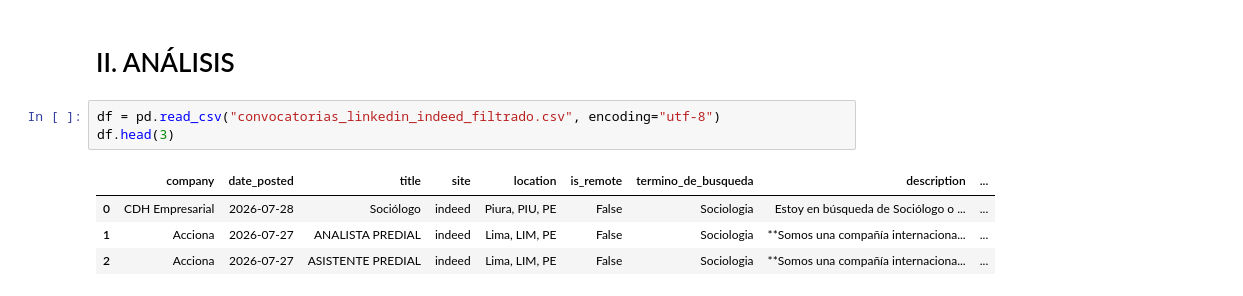
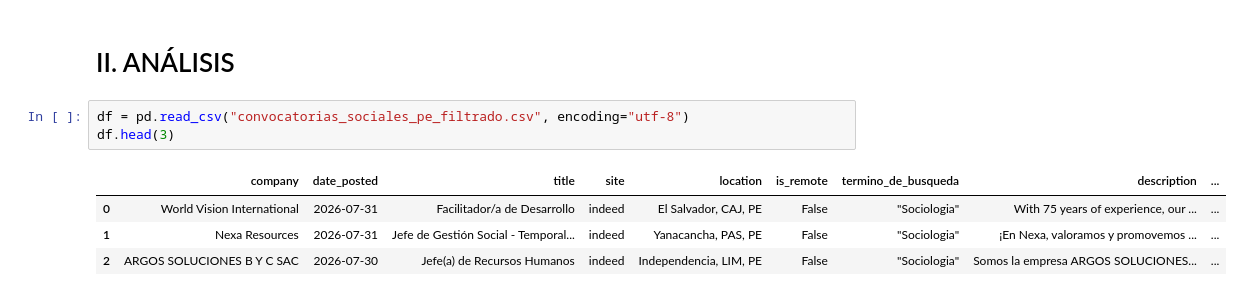
Before and after one commit to ulisesrodas/jobs-scraper-social-sciences, a Jupyter notebook: analisis.ipynb, the cells around one changed output. Drawn from its saved outputs; the diff is of its cells as text.

```diff
--- a/analisis.ipynb
+++ b/analisis.ipynb
@@ -60,13 +60,13 @@ print("¡Archivo guardado con éxito como 'convocatorias_linkedin_indeed_filtrad
 # %% [markdown]
 # II. ANÁLISIS
 # %%
-df = pd.read_csv("convocatorias_linkedin_indeed_filtrado.csv", encoding="utf-8")
+df = pd.read_csv("convocatorias_sociales_pe_filtrado.csv", encoding="utf-8")
 df.head(3)
 # %% [output]
 |  | company | date_posted | title | site | location | is_remote | termino_de_busqueda | description | ... |
-| 0 | CDH Empresarial | 2026-07-28 | Sociólogo | indeed | Piura, PIU, PE | False | Sociologia | Estoy en búsqueda de Sociólogo o ... | ... |
-| 1 | Acciona | 2026-07-27 | ANALISTA PREDIAL | indeed | Lima, LIM, PE | False | Sociologia | **Somos una compañía internaciona... | ... |
-| 2 | Acciona | 2026-07-27 | ASISTENTE PREDIAL | indeed | Lima, LIM, PE | False | Sociologia | **Somos una compañía internaciona... | ... |
+| 0 | World Vision International | 2026-07-31 | Facilitador/a de Desarrollo | indeed | El Salvador, CAJ, PE | False | "Sociologia" | With 75 years of experience, our ... | ... |
+| 1 | Nexa Resources | 2026-07-31 | Jefe de Gestión Social - Temporal... | indeed | Yanacancha, PAS, PE | False | "Sociologia" | ¡En Nexa, valoramos y promovemos ... | ... |
+| 2 | ARGOS SOLUCIONES B Y C SAC | 2026-07-30 | Jefe(a) de Recursos Humanos | indeed | Independencia, LIM, PE | False | "Sociologia" | Somos la empresa ARGOS SOLUCIONES... | ... |
 # %%
 def clasificar_nivel(texto):
     if pd.isna(texto):
```
Also changed, not shown: parts of 10 cells of this notebook, 5 other files.
